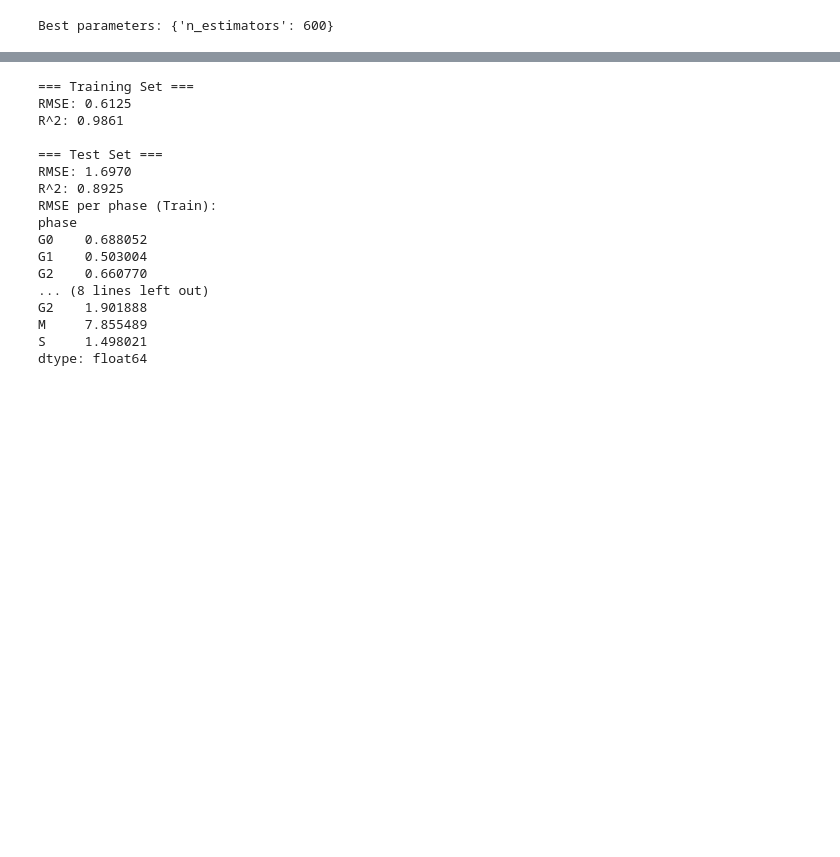
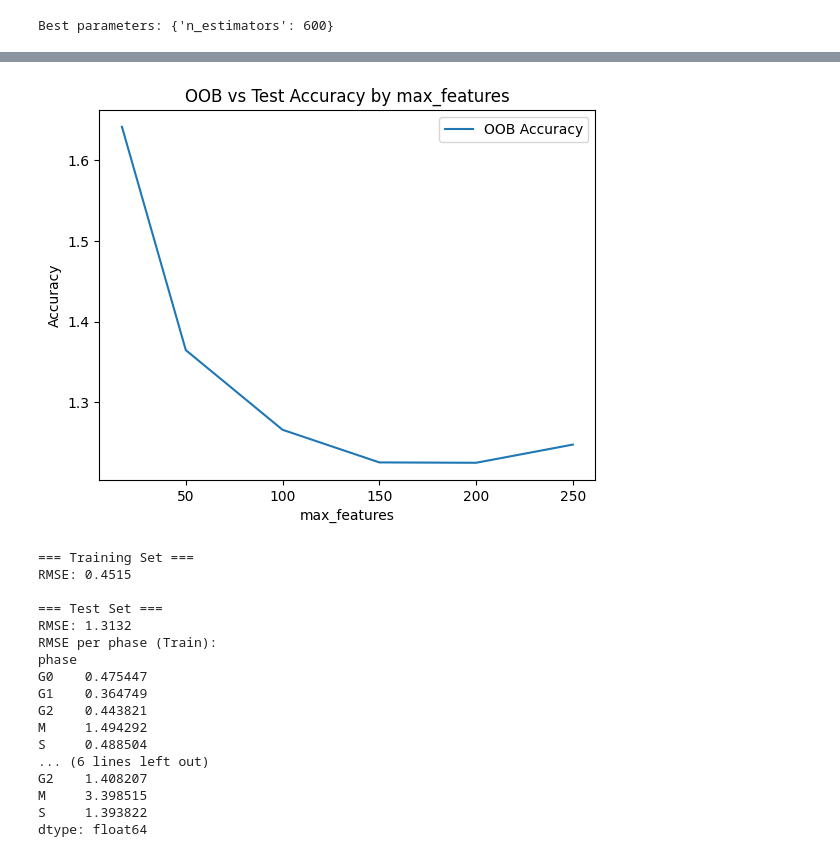
Before and after one commit to mariahgloehr/IICD, a Jupyter notebook: RF/rf_regression.ipynb, the cells around one changed output, grey strips where cells are left out. Drawn from its saved outputs; the diff is of its cells as text; code cells hidden in the pictures; blank space fills up the shorter version.

```diff
--- a/RF/rf_regression.ipynb
+++ b/RF/rf_regression.ipynb
@@ -49,2 +88,27 @@ Best parameters: {'n_estimators': 600}
+# %%
+max_features_range = [17, 50, 100, 150, 200, 250]  # example for 300 features
+oob_scores = []
+
+for mf in max_features_range:
+    rf = RandomForestRegressor(
+        n_estimators=600,
+        max_depth=50,
+        max_features=mf,
+        oob_score=True,
+        random_state=42,
+        bootstrap=True
+    )
+    rf.fit(X_train, y_train)
+
+    oob_scores.append(root_mean_squared_error(y_train, rf.oob_prediction_))
+
+plt.plot(max_features_range, oob_scores, label="OOB Accuracy")
+plt.xlabel("max_features")
+plt.ylabel("Accuracy")
+plt.title("OOB vs Test Accuracy by max_features")
+plt.legend()
+plt.show()
+# %% [output]
+[figure, added]
 # %%
 #retrain
@@ -59,17 +123,11 @@ y_test_pred = rf.predict(X_test)
 rmse_train = root_mean_squared_error(y_train, y_train_pred)
 rmse_test = root_mean_squared_error(y_test, y_test_pred)
 
-# Calculate R^2
-r2_train = r2_score(y_train, y_train_pred)
-r2_test = r2_score(y_test, y_test_pred)
-
 print("=== Training Set ===")
 print(f"RMSE: {rmse_train:.4f}")
-print(f"R^2: {r2_train:.4f}")
 
 print("\n=== Test Set ===")
 print(f"RMSE: {rmse_test:.4f}")
-print(f"R^2: {r2_test:.4f}")
 
 # For training set
 df_train = pd.DataFrame({
@@ -100,21 +158,21 @@ print("\nRMSE per phase (Test):")
 print(rmse_per_phase_test)
 # %% [output]
 === Training Set ===
-RMSE: 0.6125
-R^2: 0.9861
+RMSE: 0.4515
 
 === Test Set ===
-RMSE: 1.6970
-R^2: 0.8925
+RMSE: 1.3132
 RMSE per phase (Train):
 phase
-G0    0.688052
-G1    0.503004
-G2    0.660770
-... (8 lines left out)
-G2    1.901888
-M     7.855489
-S     1.498021
+G0    0.475447
+G1    0.364749
+G2    0.443821
+M     1.494292
+S     0.488504
+... (6 lines left out)
+G2    1.408207
+M     3.398515
+S     1.393822
 dtype: float64
 # %%
 ## PLOT RESIDUALS
```
Also changed, not shown: parts of 7 cells of this notebook, 21 other files.
